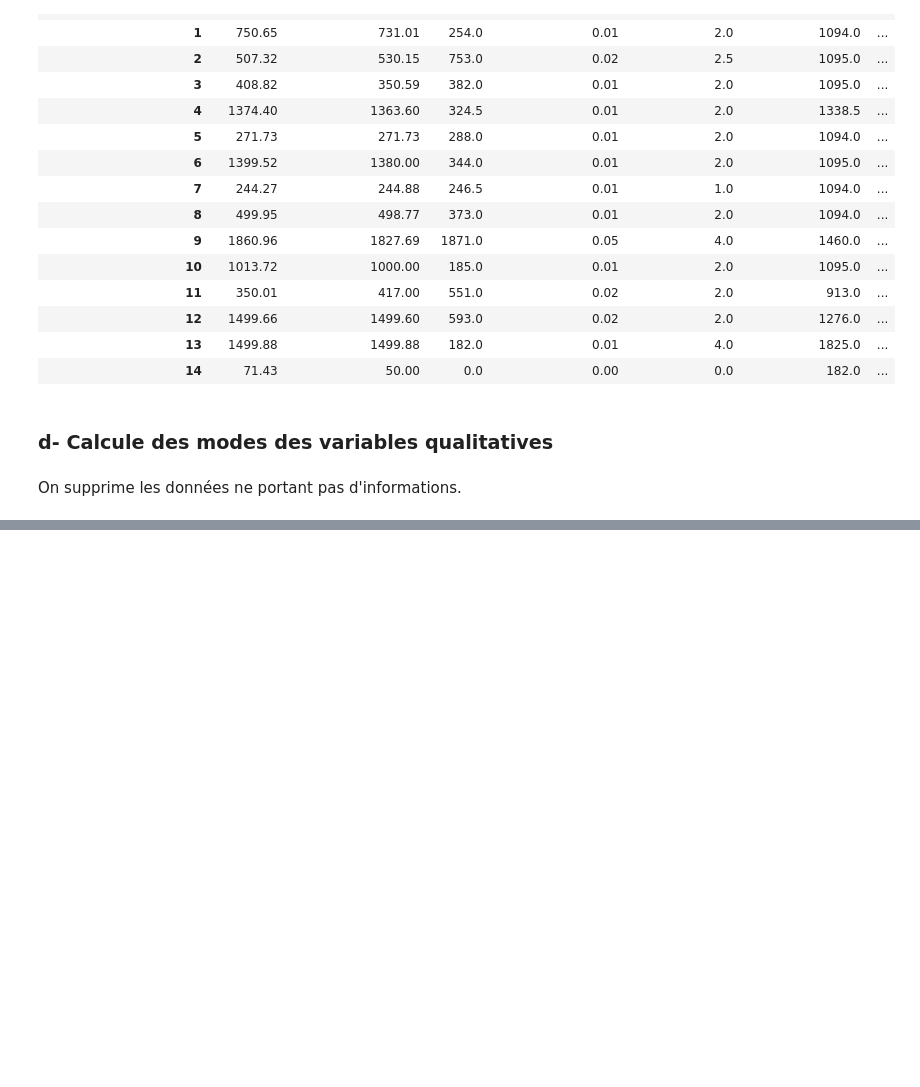
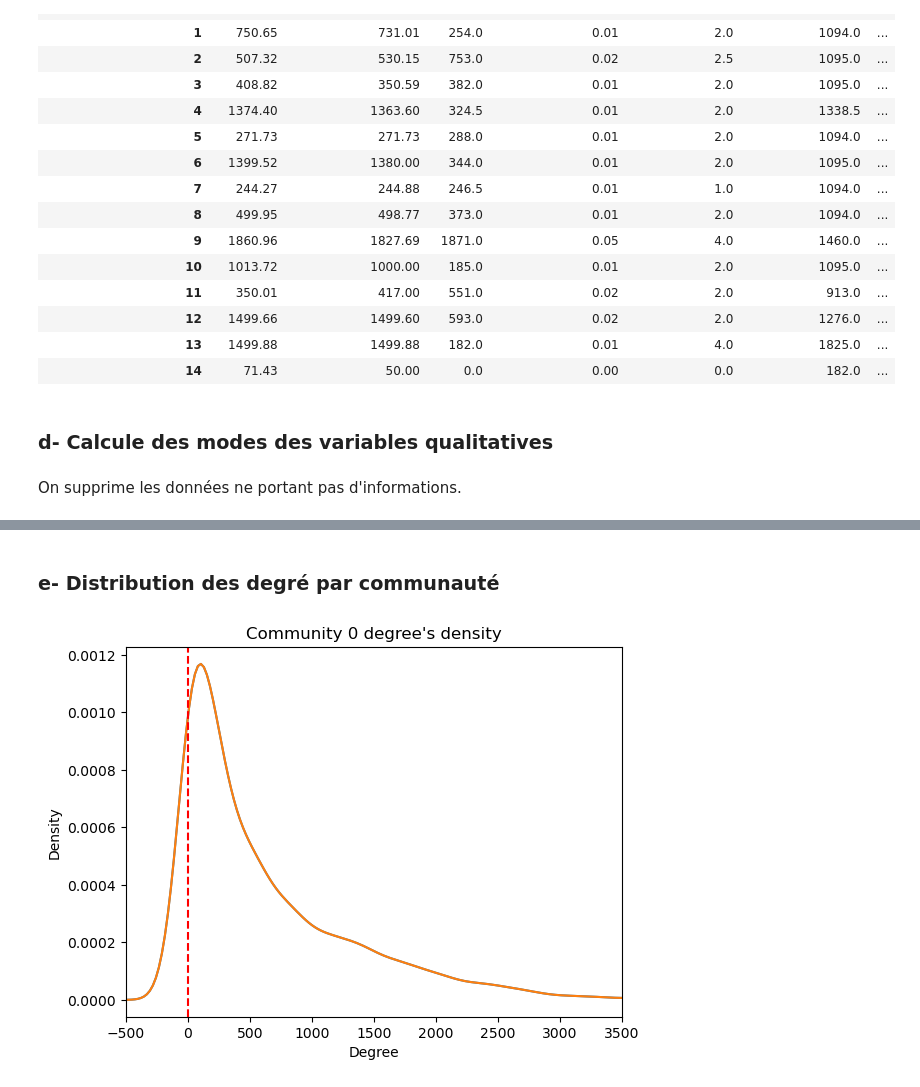
Before and after one commit to Cyrlyo/Cordis, a Jupyter notebook: Notebook/Feature_importance.ipynb, the cells around one changed output, grey strips where cells are left out. Saved outputs shown, nothing was run; the diff lists cells and outputs as text; code cells hidden in the pictures; blank space fills up the shorter version.

Commit message:
add density cruve

```diff
--- a/Notebook/Feature_importance.ipynb
+++ b/Notebook/Feature_importance.ipynb
@@ -291,3 +329,16 @@ mode_df
 | 12 | SQP | SIGNED | The Mediation of Climate Change I... | 2020-01-01 | 2023-08-31 | H2020-EU.1.1. | MSCA-IF-2018 | H2020 | ... |
 | 13 | HARMONIC | SIGNED | Past and present mesophotic coral... | 2017-10-01 | 2024-09-30 | H2020-EU.1.1. | ERC-2019-STG | H2020 | ... |
 | 14 | MontEENegro | CLOSED | Illes Balears INNOvation Manageme... | 2019-08-01 | 2019-11-30 | H2020-EU.2.3. | EIC-SMEInst-2018-2020 | H2020 | ... |
+# %% [markdown]
+### e- Distribution des degré par communauté
+# %%
+ax = project['Degree'][project["New_Community_Name"] == 0].plot.density()
+plt.xlabel('Degree')
+plt.xlim((-500, 3500))
+plt.ylabel('Density')
+plt.title("Community 0 degree's density")
+density = project['Degree'][project["New_Community_Name"] == 0].plot.density().get_lines()[0].get_data()[1]
+ax.axvline(x=density.mean(), color='red', linestyle='--')
+plt.show()
+# %% [output]
+[figure, added]
```
Also changed, not shown: parts of 23 cells of this notebook.
